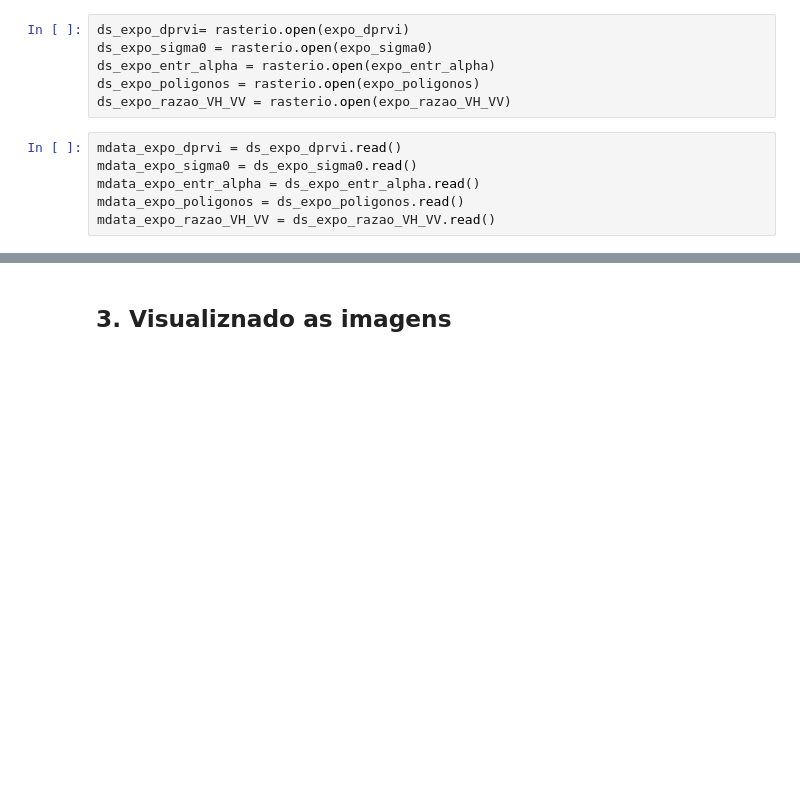
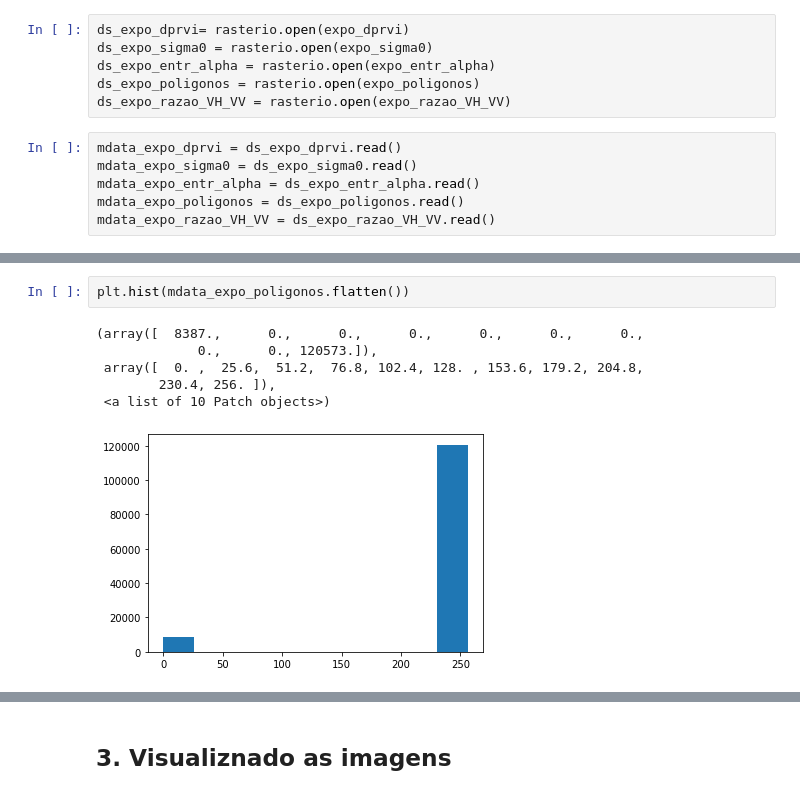
Before and after one commit to danielleitesoares/tccuea, a Jupyter notebook: teste_tif.ipynb, the cells around one changed output, grey strips where cells are left out. Cells and saved outputs as stored; diff of their text form; blank space fills up the shorter version.

```diff
--- a/teste_tif.ipynb
+++ b/teste_tif.ipynb
@@ -67,0 +71,9 @@ mdata_expo_razao_VH_VV
+# %%
+plt.hist(mdata_expo_poligonos.flatten())
+# %% [output]
+(array([  8387.,      0.,      0.,      0.,      0.,      0.,      0.,
+             0.,      0., 120573.]),
+ array([  0. ,  25.6,  51.2,  76.8, 102.4, 128. , 153.6, 179.2, 204.8,
+        230.4, 256. ]),
+ <a list of 10 Patch objects>)
+[figure, added]
```
Also changed, not shown: parts of 18 cells of this notebook.
